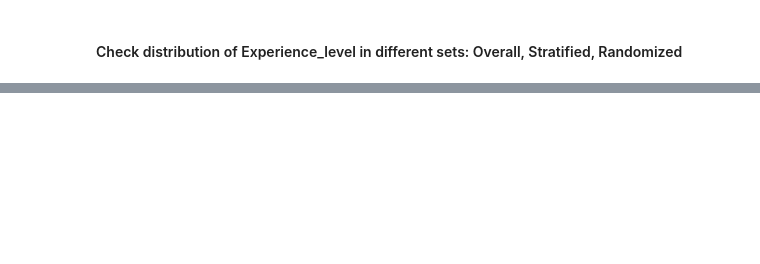
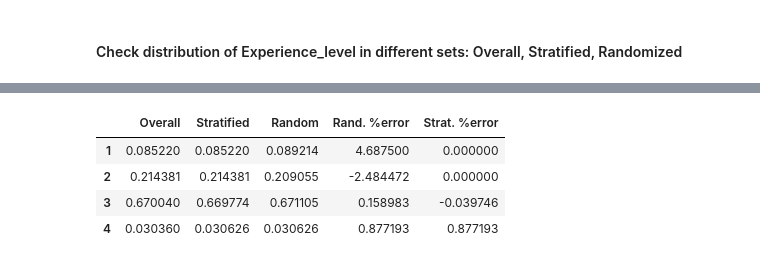
Before and after one commit to robert-bob-1/SalariesAnalysisML, a Jupyter notebook: proiect.ipynb, the cells around one changed output, grey strips where cells are left out. Cells and saved outputs as stored; diff of their text form; code cells hidden in the pictures; blank space fills up the shorter version.

```diff
--- a/proiect.ipynb
+++ b/proiect.ipynb
@@ -337,3 +452,23 @@ compare_props
+# %%
+def income_cat_proportions(data):
+    return data["experience_level"].value_counts() / len(data)
+
+train_set, test_set = train_test_split(data, test_size=0.2, random_state=42)
+
+compare_props = pd.DataFrame({
+    "Overall": income_cat_proportions(data),
+    "Stratified": income_cat_proportions(strat_test_set),
+    "Random": income_cat_proportions(test_set),
+}).sort_index()
+compare_props["Rand. %error"] = 100 * compare_props["Random"] / compare_props["Overall"] - 100
+compare_props["Strat. %error"] = 100 * compare_props["Stratified"] / compare_props["Overall"] - 100
+compare_props
+# %% [output]
+|  | Overall | Stratified | Random | Rand. %error | Strat. %error |
+| 1 | 0.085220 | 0.085220 | 0.089214 | 4.687500 | 0.000000 |
+| 2 | 0.214381 | 0.214381 | 0.209055 | -2.484472 | 0.000000 |
+| 3 | 0.670040 | 0.669774 | 0.671105 | 0.158983 | -0.039746 |
+| 4 | 0.030360 | 0.030626 | 0.030626 | 0.877193 | 0.877193 |
 # %%
 #cautam corelatia dintre salariu si restul atributelor
 data = strat_train_set.copy()
```
Also changed, not shown: parts of 25 cells of this notebook.
